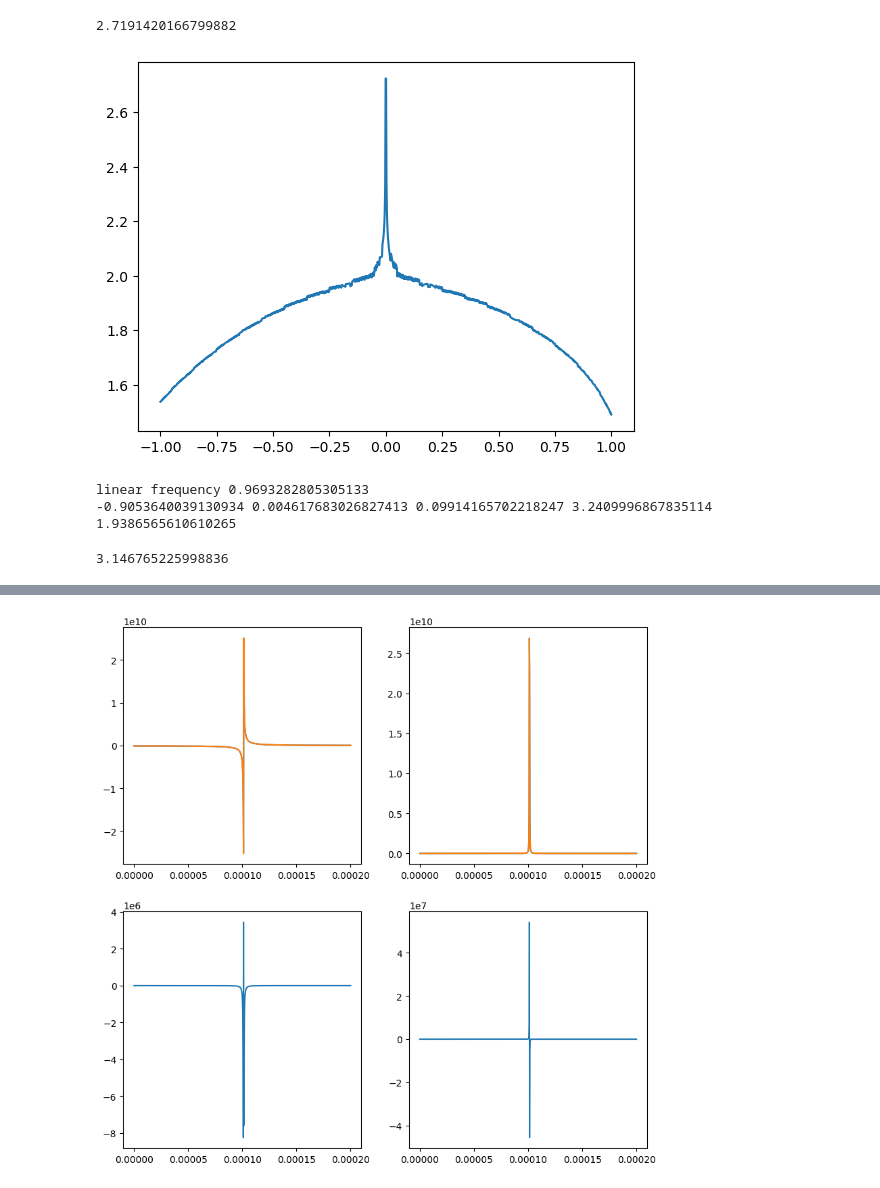
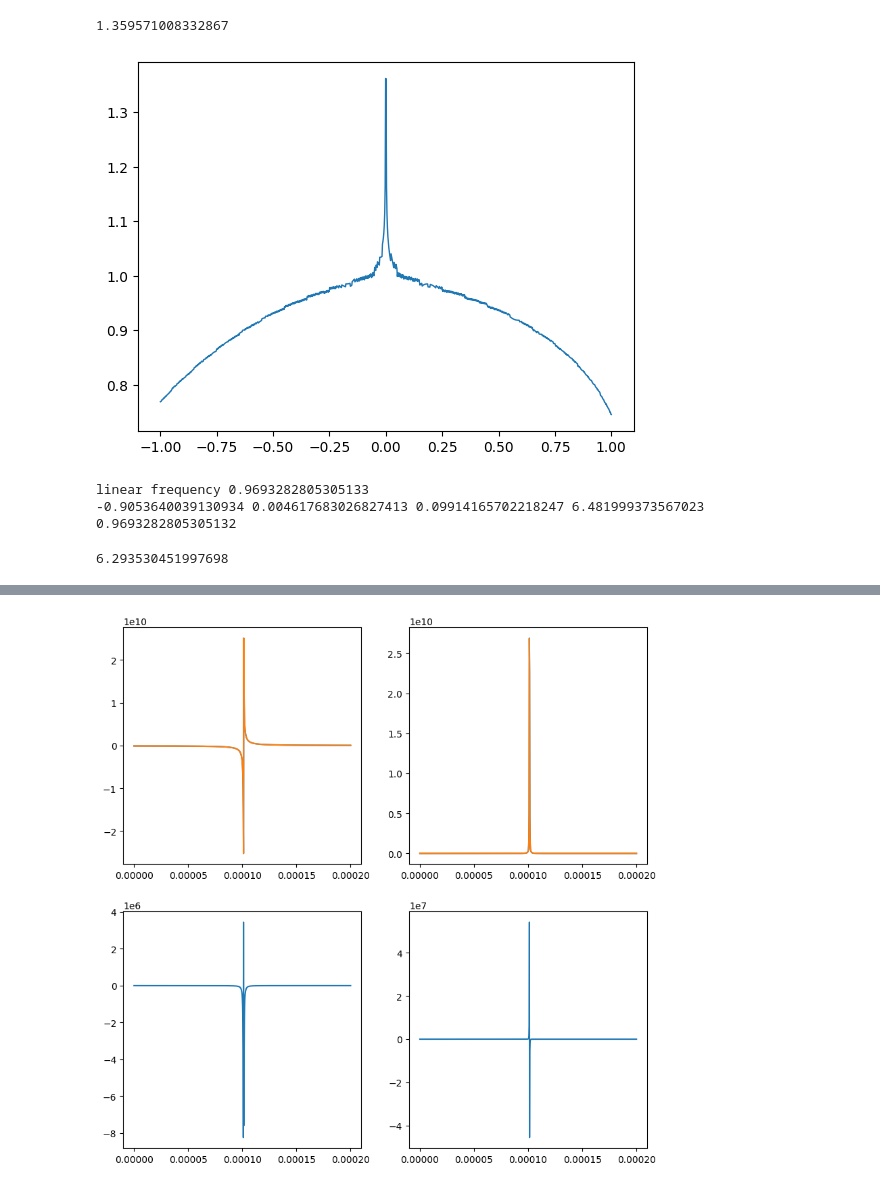
Before and after one commit to Satyamjha2/Optomechanics, a Jupyter notebook: levitating_mirror.ipynb, the cells around one changed output, grey strips where cells are left out. Drawn from its saved outputs; the diff is of its cells as text; code cells hidden in the pictures.

```diff
--- a/levitating_mirror.ipynb
+++ b/levitating_mirror.ipynb
@@ -43,8 +43,8 @@ def calc_T(V0,r,E):
     N=1000
     x=np.linspace(roots[0],roots[1],N)[1:-1]
     y=(2*(E-V0(x,r)))**-0.5
-#     d=np.trapz(y,x)
-    d=quad(lambda x,r,E : (-2*(V0(x,r)-E))**-0.5,roots[0]+th,roots[1]-th,args=(r,E))[0]
+#     d=2*np.trapz(y,x)
+    d=2*quad(lambda x,r,E : (-2*(V0(x,r)-E))**-0.5,roots[0]+th,roots[1]-th,args=(r,E))[0]
 
     return d
 
@@ -84,6 +84,20 @@ def amplification_info(eta,ohm):
 
     root=np.sort(root)
     return root
+
+def ODE(t,z,ohm,r,eta,damp=1):
+    phi,phi_d=z
+    #phi_d_dot=1
+    phi_d_dot=-2*damp*(eta-(2*(1+r**2)*(r+phi))/(ohm*(1+(r+phi)**2)**3))*phi_d-(phi*(phi+2*r))/(1+(r+phi)**2)
+    phi_dot=phi_d
+    return phi_dot,phi_d_dot
+
+def evolve(psi_0,tf,param_list,N_step=100):
+    t = np.linspace(0,tf,N_step)
+    #xx=solve_ivp(ODE, [0,tf],psi_0,args=param_list,dense_output=True, t_eval=t,method="RK23")
+    xx=solve_ivp(ODE, [0,tf],psi_0,args=param_list,dense_output=True, t_eval=t)
+    zz=xx.sol(t)
+    return zz,t
 # %%
 r=0.7
 phi_0=1e-3
@@ -91,20 +105,20 @@ E=phi_0-(r**2+1)*np.arctan(r+phi_0)
 
 2*np.pi/calc_T(V0,r,E)
 # %% [output]
-2.7191420166799882
+1.359571008332867
 # %%
 r=0.7
 T=[]
 phi_list=np.linspace(-1,1,1000)
 # E_list=np.linspace(-(r**2+1)*np.arctan(r),(r**2+1)*np.arctan(r)-2*r,100)[1:-1]
 E_list=phi_list-(r**2+1)*np.arctan(r+phi_list)
 for E in E_list:
     T.append(calc_T(V0,r,E))
 #print(T)
-plt.plot(phi_list,2*np.pi/np.array(T))
+plt.plot(phi_list,2*np.pi/np.array(T),linewidth=1)
 plt.show()
 # %% [output]
-[figure, old version]
+[figure, new version]
 # %%
 r=0.7
 
@@ -114,10 +128,10 @@ phi_0=1e-1
 E=phi_0-(r**2+1)*np.arctan(r+phi_0)
 del_E=phi_0-(r**2+1)*np.arctan(r+phi_0)+(r**2+1)*np.arctan(r)
 x_e=(del_E*(1+r**2)/r)**0.5
-T=np.pi*((1+r**2)/(2*r))**0.5
+T=2*np.pi*((1+r**2)/(2*r))**0.5
 print(E,del_E,x_e,T,2*np.pi/T)
 calc_T(V0,r,E)
 # %% [output]
 linear frequency 0.9693282805305133
--0.9053640039130934 0.004617683026827413 0.09914165702218247 3.2409996867835114 1.9386565610610265
+-0.9053640039130934 0.004617683026827413 0.09914165702218247 6.481999373567023 0.9693282805305132
-3.146765225998836
+6.293530451997698
```
Also changed, not shown: parts of 7 cells of this notebook.
